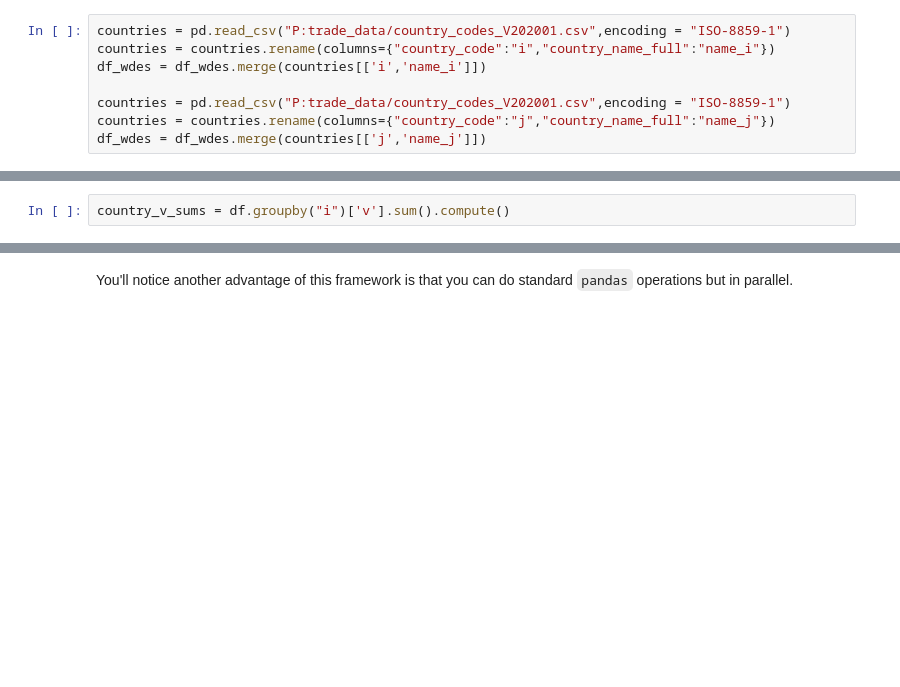
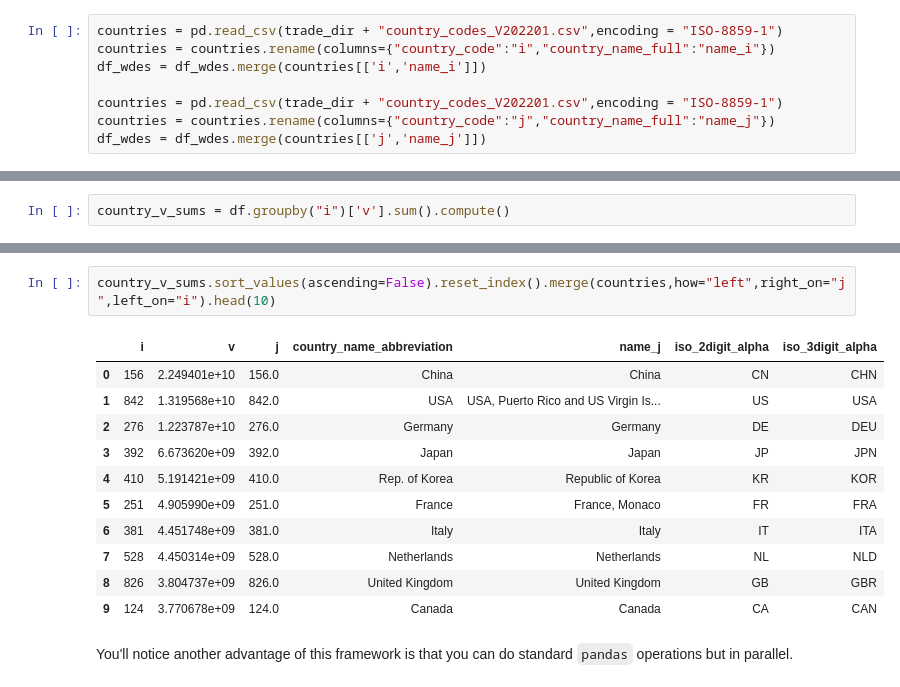
Before and after one commit to jphutch/ACE-592-SAE, a Jupyter notebook: Lectures/4_Numeric/50_Dask_Introduction.ipynb, the cells around one changed output, grey strips where cells are left out. Drawn from its saved outputs; the diff is of its cells as text; blank space fills up the shorter version.

```diff
--- a/Lectures/4_Numeric/05_Dask_Introduction.ipynb
+++ b/Lectures/4_Numeric/50_Dask_Introduction.ipynb
@@ -367,9 +380,9 @@ So now we've merged in a text description of our product codes
 # %%
-countries = pd.read_csv("P:trade_data/country_codes_V202001.csv",encoding = "ISO-8859-1")
+countries = pd.read_csv(trade_dir + "country_codes_V202201.csv",encoding = "ISO-8859-1")
 countries = countries.rename(columns={"country_code":"i","country_name_full":"name_i"})
 df_wdes = df_wdes.merge(countries[['i','name_i']])
 
-countries = pd.read_csv("P:trade_data/country_codes_V202001.csv",encoding = "ISO-8859-1")
+countries = pd.read_csv(trade_dir + "country_codes_V202201.csv",encoding = "ISO-8859-1")
 countries = countries.rename(columns={"country_code":"j","country_name_full":"name_j"})
 df_wdes = df_wdes.merge(countries[['j','name_j']])
 # %%
@@ -502,3 +516,17 @@ Name: v, Length: 228, dtype: float64
+# %%
+country_v_sums.sort_values(ascending=False).reset_index().merge(countries,how="left",right_on="j",left_on="i").head(10)
+# %% [output]
+|  | i | v | j | country_name_abbreviation | name_j | iso_2digit_alpha | iso_3digit_alpha |
+| 0 | 156 | 2.249401e+10 | 156.0 | China | China | CN | CHN |
+| 1 | 842 | 1.319568e+10 | 842.0 | USA | USA, Puerto Rico and US Virgin Is... | US | USA |
+| 2 | 276 | 1.223787e+10 | 276.0 | Germany | Germany | DE | DEU |
+| 3 | 392 | 6.673620e+09 | 392.0 | Japan | Japan | JP | JPN |
+| 4 | 410 | 5.191421e+09 | 410.0 | Rep. of Korea | Republic of Korea | KR | KOR |
+| 5 | 251 | 4.905990e+09 | 251.0 | France | France, Monaco | FR | FRA |
+| 6 | 381 | 4.451748e+09 | 381.0 | Italy | Italy | IT | ITA |
+| 7 | 528 | 4.450314e+09 | 528.0 | Netherlands | Netherlands | NL | NLD |
+| 8 | 826 | 3.804737e+09 | 826.0 | United Kingdom | United Kingdom | GB | GBR |
+| 9 | 124 | 3.770678e+09 | 124.0 | Canada | Canada | CA | CAN |
 # %% [markdown]
 You'll notice another advantage of this framework is that you can do standard `pandas` operations but in parallel.
 # %% [markdown]
```
Also changed, not shown: parts of 35 cells of this notebook, 8 other files.
